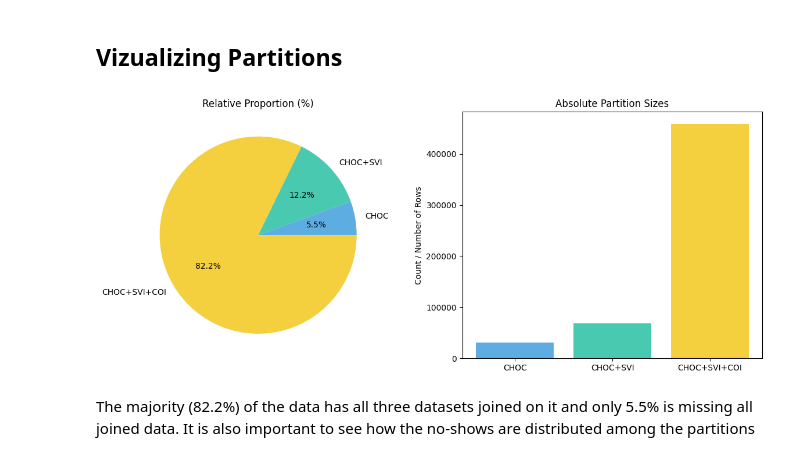
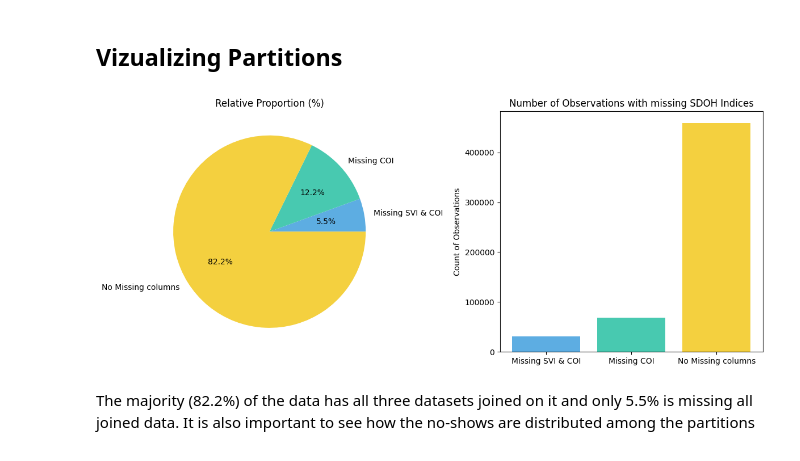
Before and after one commit to anonymous-himalayas/170A-CHOC, a Jupyter notebook: data/initial_clean_exploration.ipynb, the cells around one changed output. Drawn from its saved outputs; the diff is of its cells as text; code cells hidden in the pictures.

```diff
--- a/data/initial_clean_exploration.ipynb
+++ b/data/initial_clean_exploration.ipynb
@@ -109,15 +109,15 @@ def plot_data_partitions(sizes, names=['Partition A', 'Partition B', 'Partition
 
     # 2. Bar Chart (Absolute Sizes)
     ax2.bar(names, sizes, color=colors)
-    ax2.set_title('Absolute Partition Sizes')
-    ax2.set_ylabel('Count / Number of Rows')
+    ax2.set_title('Number of Observations with missing SDOH Indices')
+    ax2.set_ylabel('Count of Observations')
 
     plt.tight_layout()
     plt.show()
 # %%
-plot_data_partitions((only_choc.shape[0], choc_svi.shape[0], choc_svi_coi.shape[0]), ['CHOC', 'CHOC+SVI','CHOC+SVI+COI'])
+plot_data_partitions((only_choc.shape[0], choc_svi.shape[0], choc_svi_coi.shape[0]), ['Missing SVI & COI', 'Missing COI','No Missing columns'])
 # %% [output]
-[figure, old version]
+[figure, new version]
 # %% [markdown]
 The majority (82.2%) of the data has all three datasets joined on it and only 5.5% is missing all joined data. It is also important to see how the no-shows are distributed among the partitions
 # %%
```
Also changed, not shown: parts of 2 cells of this notebook.
